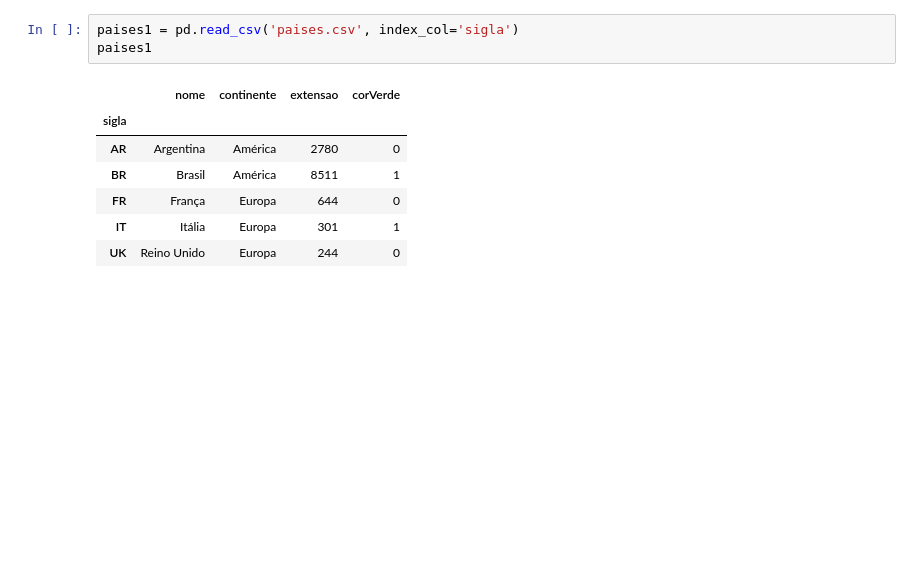
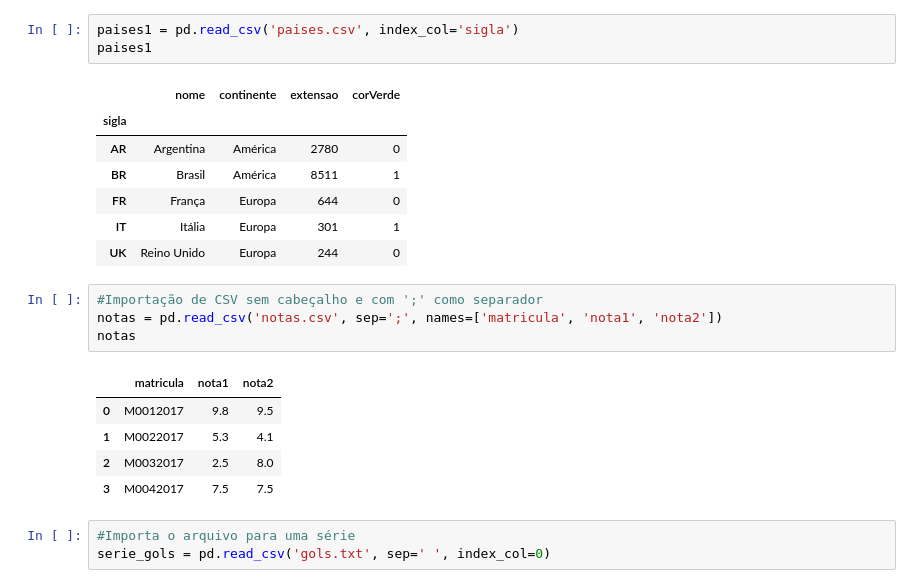
Before and after one commit to leandroclv/Pandas_Python_Data_Wrangling, a Jupyter notebook: inicio.ipynb, the cells around one changed output. Cells and saved outputs as stored; diff of their text form; blank space fills up the shorter version.

```diff
--- a/inicio.ipynb
+++ b/inicio.ipynb
@@ -511,3 +511,16 @@ paises1
 | FR | França | Europa | 644 | 0 |
 | IT | Itália | Europa | 301 | 1 |
 | UK | Reino Unido | Europa | 244 | 0 |
+# %%
+#Importação de CSV sem cabeçalho e com ';' como separador
+notas = pd.read_csv('notas.csv', sep=';', names=['matricula', 'nota1', 'nota2'])
+notas
+# %% [output]
+|  | matricula | nota1 | nota2 |
+| 0 | M0012017 | 9.8 | 9.5 |
+| 1 | M0022017 | 5.3 | 4.1 |
+| 2 | M0032017 | 2.5 | 8.0 |
+| 3 | M0042017 | 7.5 | 7.5 |
+# %%
+#Importa o arquivo para uma série
+serie_gols = pd.read_csv('gols.txt', sep=' ', index_col=0)
```
Also changed, not shown: parts of 1 cell of this notebook.
